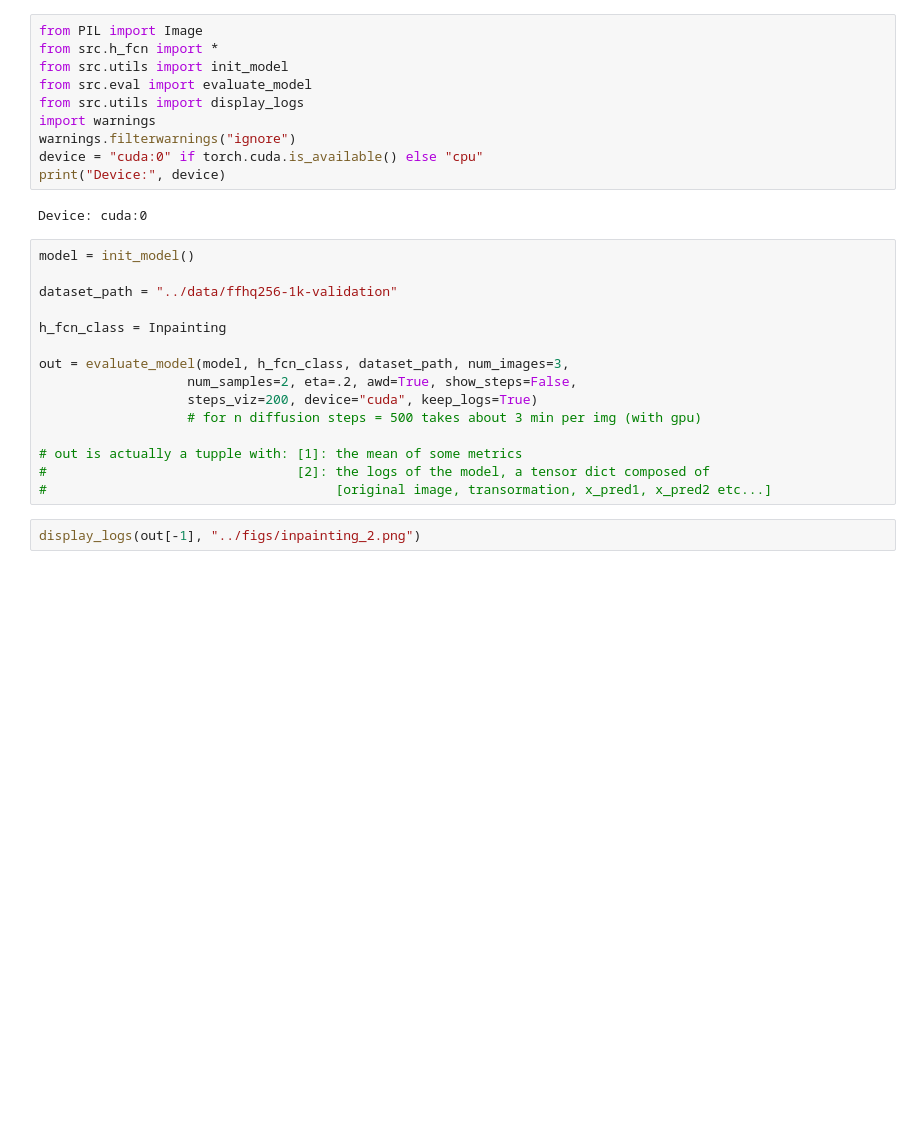
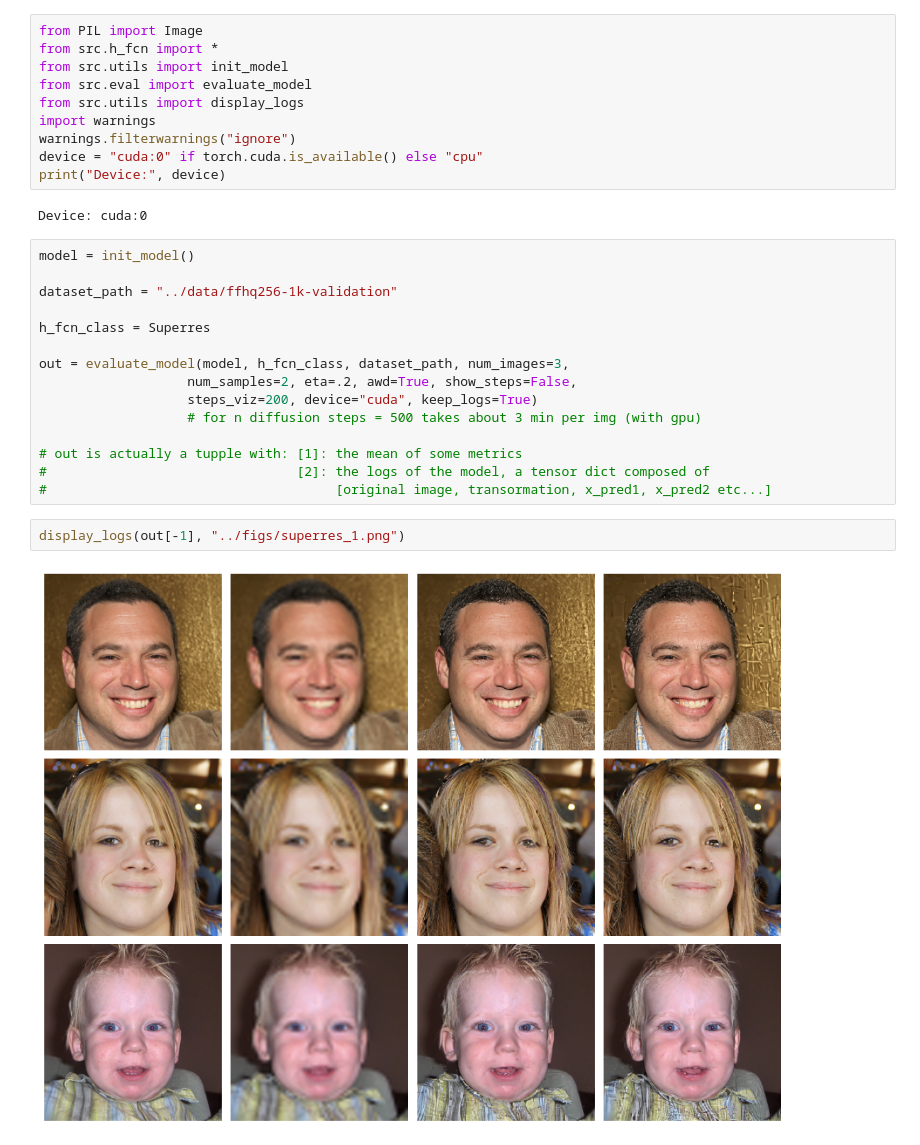
Before and after one commit to Juju85194/Generative_Modeling_Project, a Jupyter notebook: ntbk/evaluator.ipynb, the cells around one changed output. Cells and saved outputs as stored; diff of their text form; blank space fills up the shorter version.

Commit message:
add superres

```diff
--- a/ntbk/evaluator.ipynb
+++ b/ntbk/evaluator.ipynb
@@ -15,7 +15,7 @@ model = init_model()
 
 dataset_path = "../data/ffhq256-1k-validation"
 
-h_fcn_class = Inpainting
+h_fcn_class = Superres
 
 out = evaluate_model(model, h_fcn_class, dataset_path, num_images=3,
                    num_samples=2, eta=.2, awd=True, show_steps=False,
@@ -26,4 +26,6 @@ out = evaluate_model(model, h_fcn_class, dataset_path, num_images=3,
 #                                [2]: the logs of the model, a tensor dict composed of
 #                                     [original image, transormation, x_pred1, x_pred2 etc...]
 # %%
-display_logs(out[-1], "../figs/inpainting_2.png")
+display_logs(out[-1], "../figs/superres_1.png")
+# %% [output]
+[figure, added]
```
Also changed, not shown: 1 other file.
